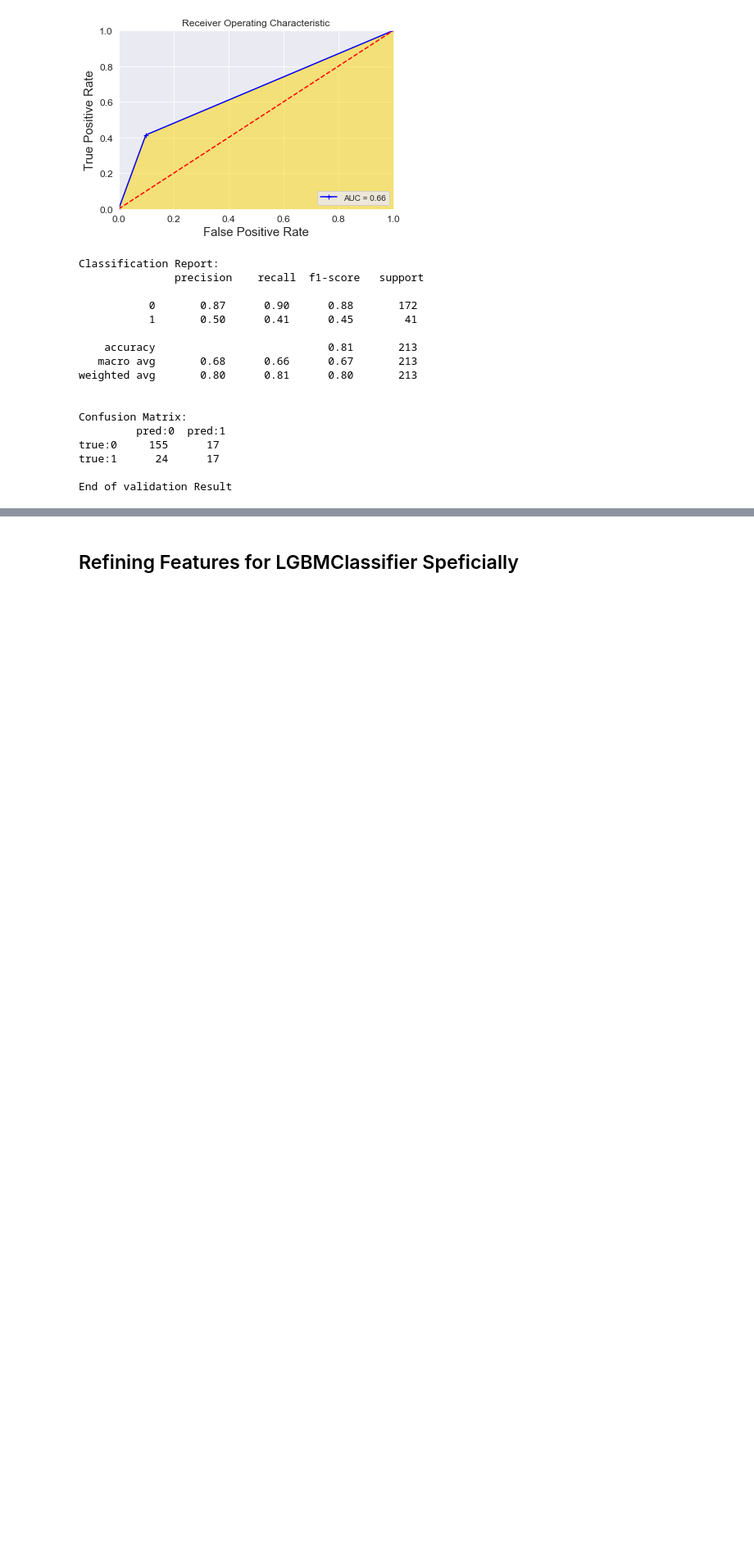
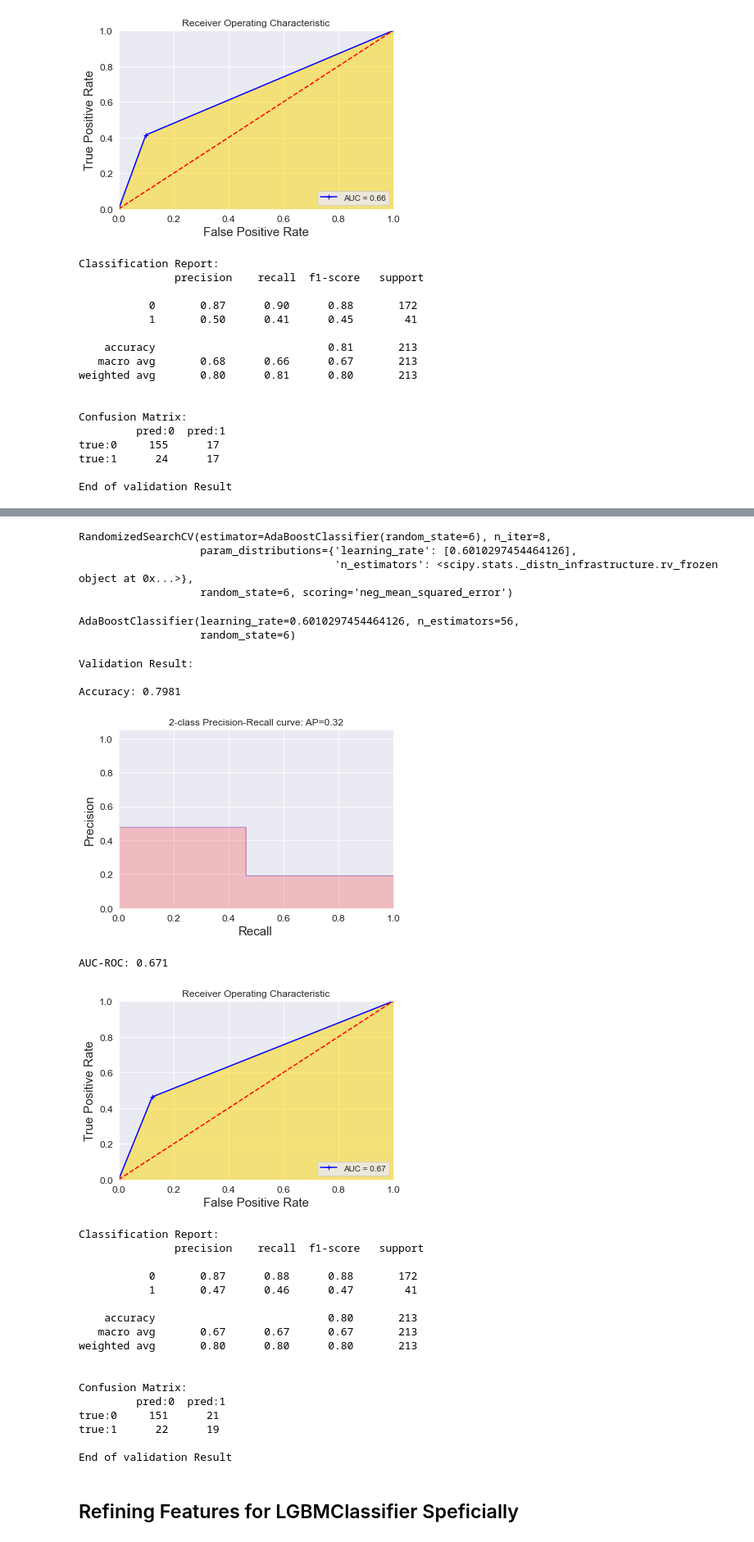
Before and after one commit to McGill-MMA-EnterpriseAnalytics/HR_Analytics, a Jupyter notebook: code/HR Analytics Model Selection Updated.ipynb, the cells around one changed output, grey strips where cells are left out. Shown at 82% size. Drawn from its saved outputs; the diff is of its cells as text; code cells hidden in the pictures; blank space fills up the shorter version.

```diff
--- a/code/HR Analytics Model Selection Updated.ipynb
+++ b/code/HR Analytics Model Selection Updated.ipynb
@@ -1231,3 +1383,50 @@ End of validation Result
+# %%
+params = {
+    'n_estimators': randint(low = 30, high = 100),
+    'learning_rate': [random.random()]
+}
+ada = AdaBoostClassifier(random_state = 6)
+rnd_search = RandomizedSearchCV(ada, param_distributions = params, n_iter = 8, scoring = 'neg_mean_squared_error', random_state = 6)
+
+rnd_search.fit(X_enc, y_enc)
+# %% [output]
+RandomizedSearchCV(estimator=AdaBoostClassifier(random_state=6), n_iter=8,
+                   param_distributions={'learning_rate': [0.6010297454464126],
+                                        'n_estimators': <scipy.stats._distn_infrastructure.rv_frozen object at 0x...>},
+                   random_state=6, scoring='neg_mean_squared_error')
+# %%
+rnd_search.best_estimator_
+# %% [output]
+AdaBoostClassifier(learning_rate=0.6010297454464126, n_estimators=56,
+                   random_state=6)
+# %%
+clf_best = AdaBoostClassifier(**rnd_search.best_params_)
+clf_best.fit(X_enc_train_sm, y_enc_train_sm)
+clf_score(clf_best, X_enc_train_sm, y_enc_train_sm, X_enc_val, y_enc_val, train = False)
+# %% [output]
+Validation Result:
+
+Accuracy: 0.7981
+[figure, added]
+AUC-ROC: 0.671
+[figure, added]
+Classification Report:
+               precision    recall  f1-score   support
+
+           0       0.87      0.88      0.88       172
+           1       0.47      0.46      0.47        41
+
+    accuracy                           0.80       213
+   macro avg       0.67      0.67      0.67       213
+weighted avg       0.80      0.80      0.80       213
+
+
+Confusion Matrix:
+         pred:0  pred:1
+true:0     151      21
+true:1      22      19
+
+End of validation Result
 # %% [markdown]
 ## Refining Features for LGBMClassifier Speficially
 # %%
```
Also changed, not shown: parts of 32 cells of this notebook.
